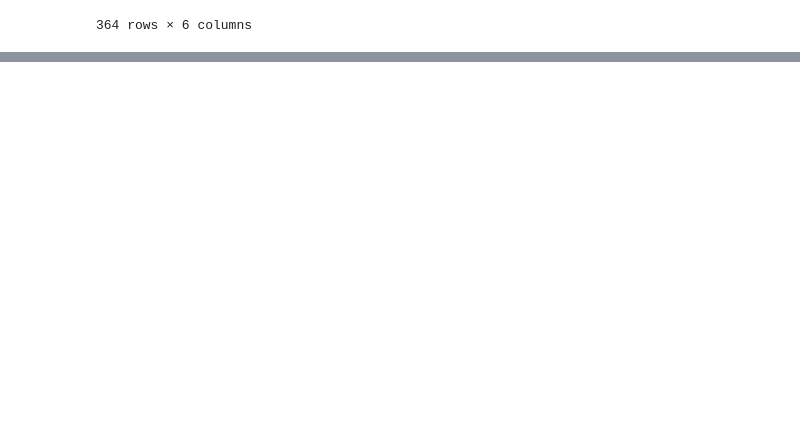
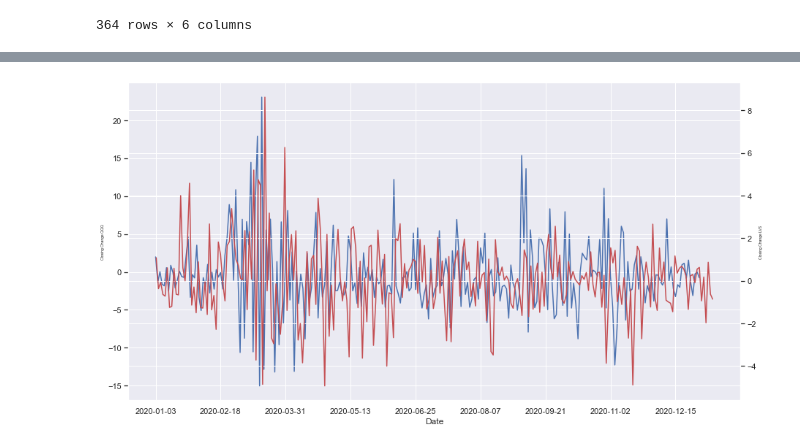
Before and after one commit to cpozuelos1/COGS_108_Final_Project, a Jupyter notebook: DataCheckpointGroup071-Wi22.ipynb, the cells around one changed output, grey strips where cells are left out. Saved outputs shown, nothing was run; the diff lists cells and outputs as text; code cells hidden in the pictures; blank space fills up the shorter version.

```diff
--- a/DataCheckpointGroup071-Wi22.ipynb
+++ b/DataCheckpointGroup071-Wi22.ipynb
@@ -188,0 +272,17 @@ us_covid_df.loc[us_covid_df['Date_reported'].dt.year == 2020]
+# %%
+# generate data in the form of date, change since previous day
+LVS_data = []
+for i in range(1,len(LVS_df_2020)):
+    LVS_data.append([LVS_df_2020['Date'].iloc[i],LVS_df_2020['Close'].iloc[i-1]-LVS_df_2020['Close'].iloc[i]])
+LVS_data = pd.DataFrame(LVS_data, columns = ['Date', 'Closing Change'])
+# %%
+fig, ax = plt.subplots()
+sns.lineplot(x='Date', y='Closing Change', data=QQQ_data)
+plt.ylabel('Closing Change QQQ', size=5)
+ax2 = ax.twinx()
+sns.lineplot(x='Date', y='Closing Change', data=LVS_data, color='r')
+plt.ylabel('Closing Change LVS', size=5)
+plt.xlabel('Date', size=5)
+x_ticks = ax.set_xticks([i*30 for i in range(10)])
+# %% [output]
+[figure, added]
```
Also changed, not shown: parts of 13 cells of this notebook.
